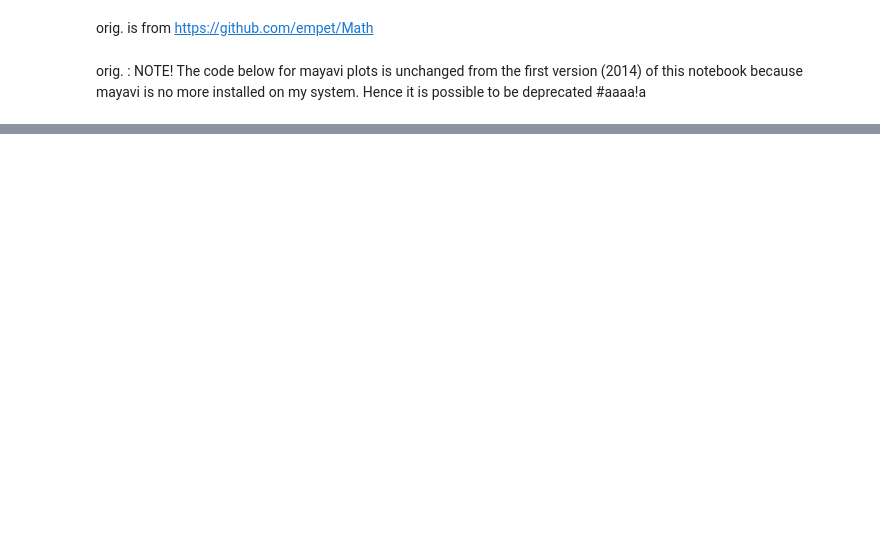
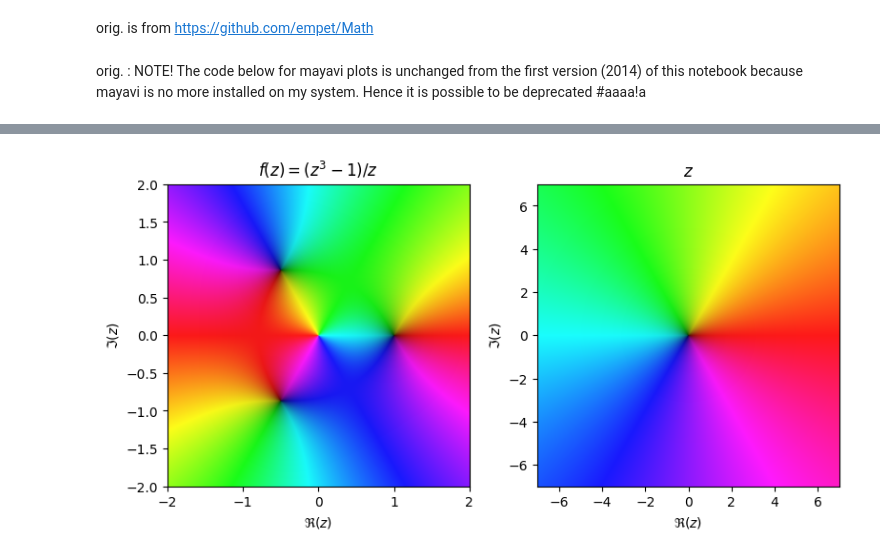
Before and after one commit to martin12333/marti-onedrive, a Jupyter notebook: AI/mm--linear-algebra-for-neural-networks/mini--DomainColoring.ipynb, the cells around one changed output, grey strips where cells are left out. Drawn from its saved outputs; the diff is of its cells as text; code cells hidden in the pictures; blank space fills up the shorter version.

```diff
--- a/AI/mm--linear-algebra-for-neural-networks/mini--DomainColoring.ipynb
+++ b/AI/mm--linear-algebra-for-neural-networks/mini--DomainColoring.ipynb
@@ -14,0 +70,40 @@ from matplotlib.colors import hsv_to_rgb
+# %%
+def domaincol_c(w, s):#Classical domain coloring
+    # w is the  array of values f(z)
+    # s is the constant saturation
+
+    H = Hcomplex(w)
+    S = s * np.ones(H.shape)
+    modul = np.absolute(w)
+    V = (1.0-1.0/(1+modul**2))**0.2
+    # the points mapped to infinity are colored with white; hsv_to_rgb(0, 0, 1)=(1, 1, 1)=white
+
+    HSV = np.dstack((H, S, V))
+    RGB = hsv_to_rgb(HSV)
+    return RGB
+# %%
+def plot_domain(color_func, f,   re=[-1,1], im= [-1,1], title='',
+                s=0.9, N=200, daxis=None):
+    w = func_vals(f, re, im, N)
+    domc = color_func(w, s)
+    plt.xlabel("$\Re(z)$")
+    plt.ylabel("$\Im(z)$")
+    plt.title(title)
+    if(daxis):
+         plt.imshow(domc, origin="lower", extent=[re[0], re[1], im[0], im[1]])
+
+    else:
+        plt.imshow(domc, origin="lower")
+        plt.axis('off')
+# %%
+plt.rcParams['figure.figsize'] = 8, 5
+ab = [-2, 2]
+cd = [-2, 2]
+plt.subplot(1, 2, 1)
+f = lambda z: (z**3 - 1)/z
+plot_domain(domaincol_c, f, re=ab, im= cd, title='$f(z)=(z^3-1)/z$', daxis=True)
+plt.subplot(1,2,2)
+plot_domain(domaincol_c, lambda z:z, re=[-7, 7], im=[-7, 7], title='$z$', daxis=True)
+plt.tight_layout()
+# %% [output]
+[figure, added]
```
Also changed, not shown: parts of 5 cells of this notebook, 1 other file.
